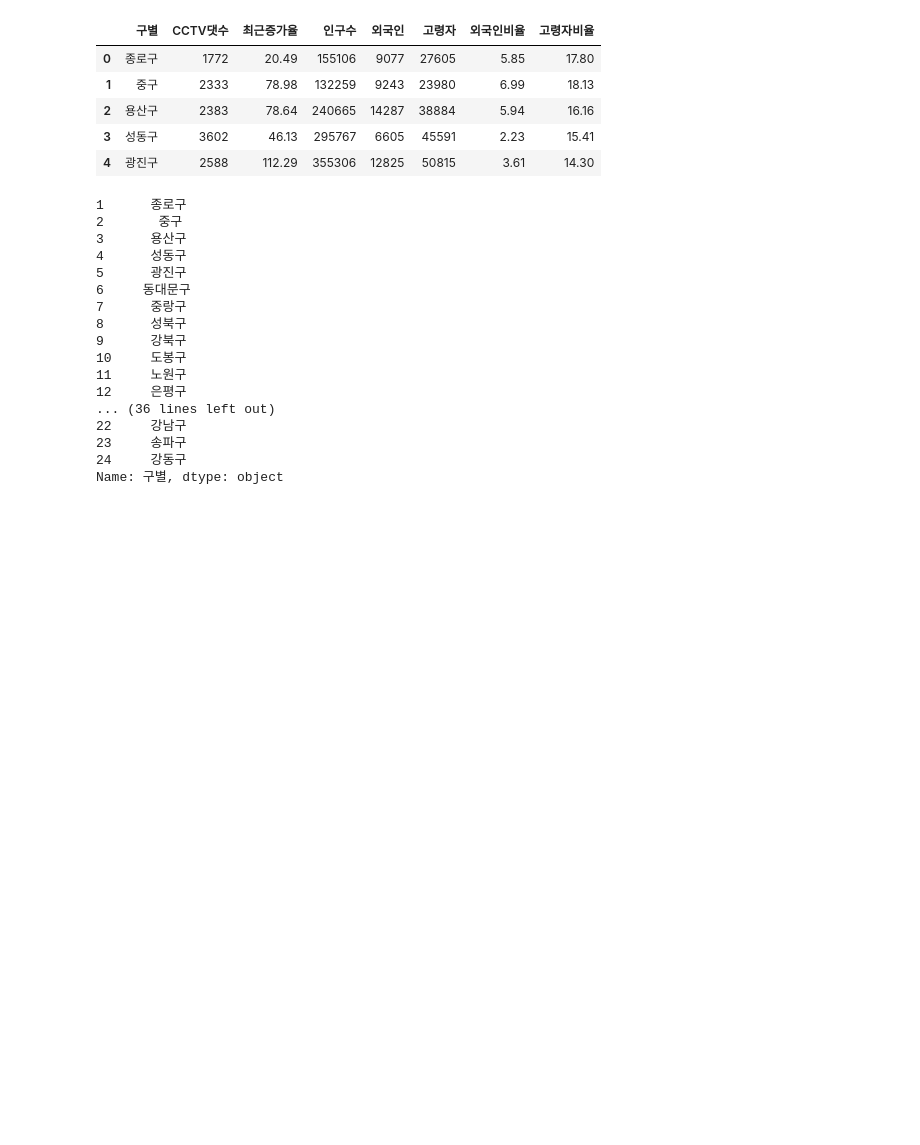
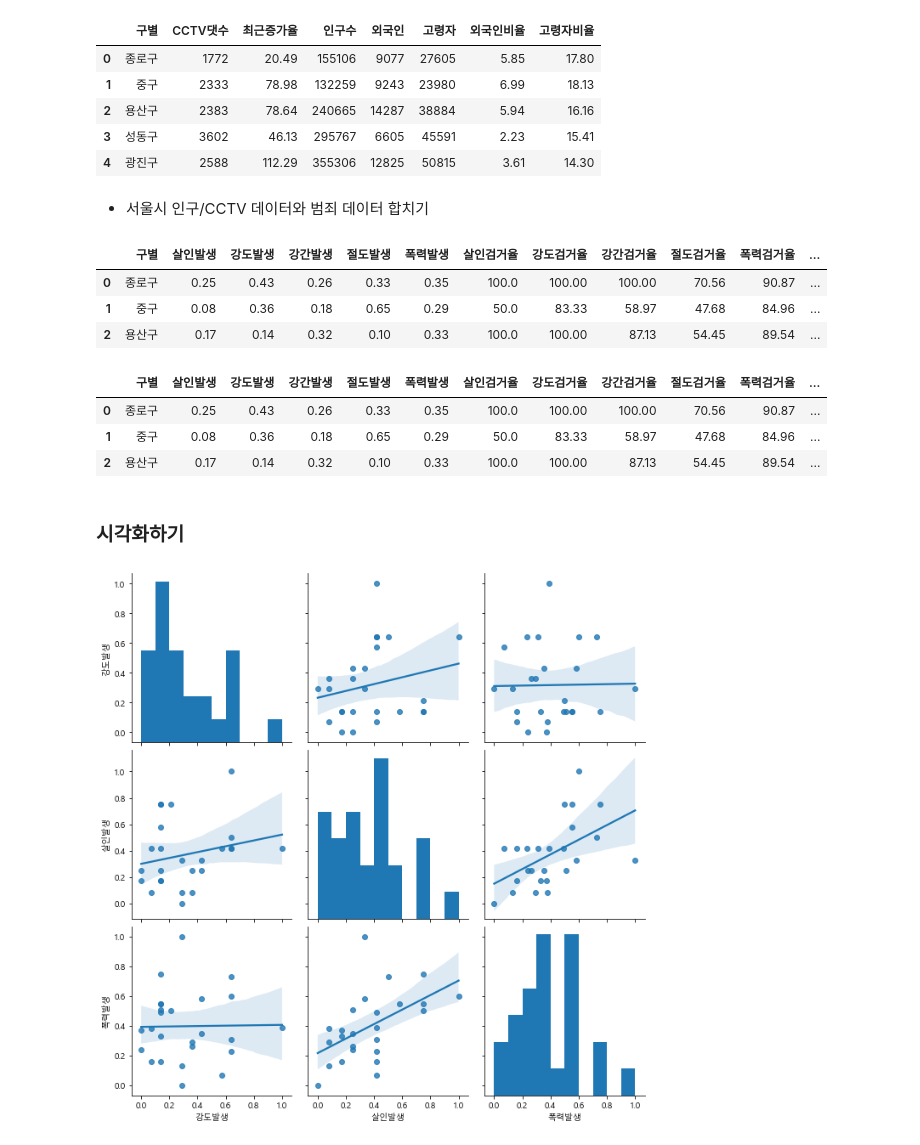
Before and after one commit to ckiekim/MachineLearning-2021-12, a Jupyter notebook: 12.보강/11.서울시범죄.ipynb, the cells around one changed output. Drawn from its saved outputs; the diff is of its cells as text; code cells hidden in the pictures; blank space fills up the shorter version.

```diff
--- a/12.보강/11.서울시범죄.ipynb
+++ b/12.보강/11.서울시범죄.ipynb
@@ -76,0 +79,5 @@ crime.head(3)
+# %%
+from sklearn.preprocessing import MinMaxScaler
+scaler = MinMaxScaler()
+x = scaler.fit_transform(crime['살인발생'].values.reshape(-1,1))
+x[:,0]
@@ -76,0 +90,5 @@ crime.head(3)
+# %%
+for col in '살인발생	강도발생	강간발생	절도발생	폭력발생'.split():
+    result = scaler.fit_transform(crime[col].values.reshape(-1,1))
+    crime[col] = np.round(result[:,0], 2)
+crime.head(3)
@@ -84,24 +107,28 @@ df.head()
 | 2 | 용산구 | 2383 | 78.64 | 240665 | 14287 | 38884 | 5.94 | 16.16 |
 | 3 | 성동구 | 3602 | 46.13 | 295767 | 6605 | 45591 | 2.23 | 15.41 |
 | 4 | 광진구 | 2588 | 112.29 | 355306 | 12825 | 50815 | 3.61 | 14.30 |
-# %%
-print(crime['구별'])
-print(df['구별'])
-# %% [output]
-1      종로구
-2       중구
-3      용산구
-4      성동구
-5      광진구
-6     동대문구
-7      중랑구
-8      성북구
-9      강북구
-10     도봉구
-11     노원구
-12     은평구
-... (36 lines left out)
-22     강남구
-23     송파구
-24     강동구
-Name: 구별, dtype: object
+# %% [markdown]
+- 서울시 인구/CCTV 데이터와 범죄 데이터 합치기
+# %%
+cdf = pd.merge(crime, df[['구별','CCTV댓수','인구수']])
+cdf.head(3)
+# %% [output]
+|  | 구별 | 살인발생 | 강도발생 | 강간발생 | 절도발생 | 폭력발생 | 살인검거율 | 강도검거율 | 강간검거율 | 절도검거율 | 폭력검거율 | ... |
+| 0 | 종로구 | 0.25 | 0.43 | 0.26 | 0.33 | 0.35 | 100.0 | 100.00 | 100.00 | 70.56 | 90.87 | ... |
+| 1 | 중구 | 0.08 | 0.36 | 0.18 | 0.65 | 0.29 | 50.0 | 83.33 | 58.97 | 47.68 | 84.96 | ... |
+| 2 | 용산구 | 0.17 | 0.14 | 0.32 | 0.10 | 0.33 | 100.0 | 100.00 | 87.13 | 54.45 | 89.54 | ... |
+# %%
+cdf['범죄'] = np.sum(cdf.values[:,1:6], axis=1)
+cdf['검거'] = np.sum(cdf.values[:,6:11], axis=1)
+cdf.head(3)
+# %% [output]
+|  | 구별 | 살인발생 | 강도발생 | 강간발생 | 절도발생 | 폭력발생 | 살인검거율 | 강도검거율 | 강간검거율 | 절도검거율 | 폭력검거율 | ... |
+| 0 | 종로구 | 0.25 | 0.43 | 0.26 | 0.33 | 0.35 | 100.0 | 100.00 | 100.00 | 70.56 | 90.87 | ... |
+| 1 | 중구 | 0.08 | 0.36 | 0.18 | 0.65 | 0.29 | 50.0 | 83.33 | 58.97 | 47.68 | 84.96 | ... |
+| 2 | 용산구 | 0.17 | 0.14 | 0.32 | 0.10 | 0.33 | 100.0 | 100.00 | 87.13 | 54.45 | 89.54 | ... |
+# %% [markdown]
+### 시각화하기
+# %%
+sns.pairplot(cdf, vars=['강도발생','살인발생','폭력발생'], kind='reg', size=3);
+# %% [output]
+[figure, added]
```
Also changed, not shown: parts of 9 cells of this notebook.
